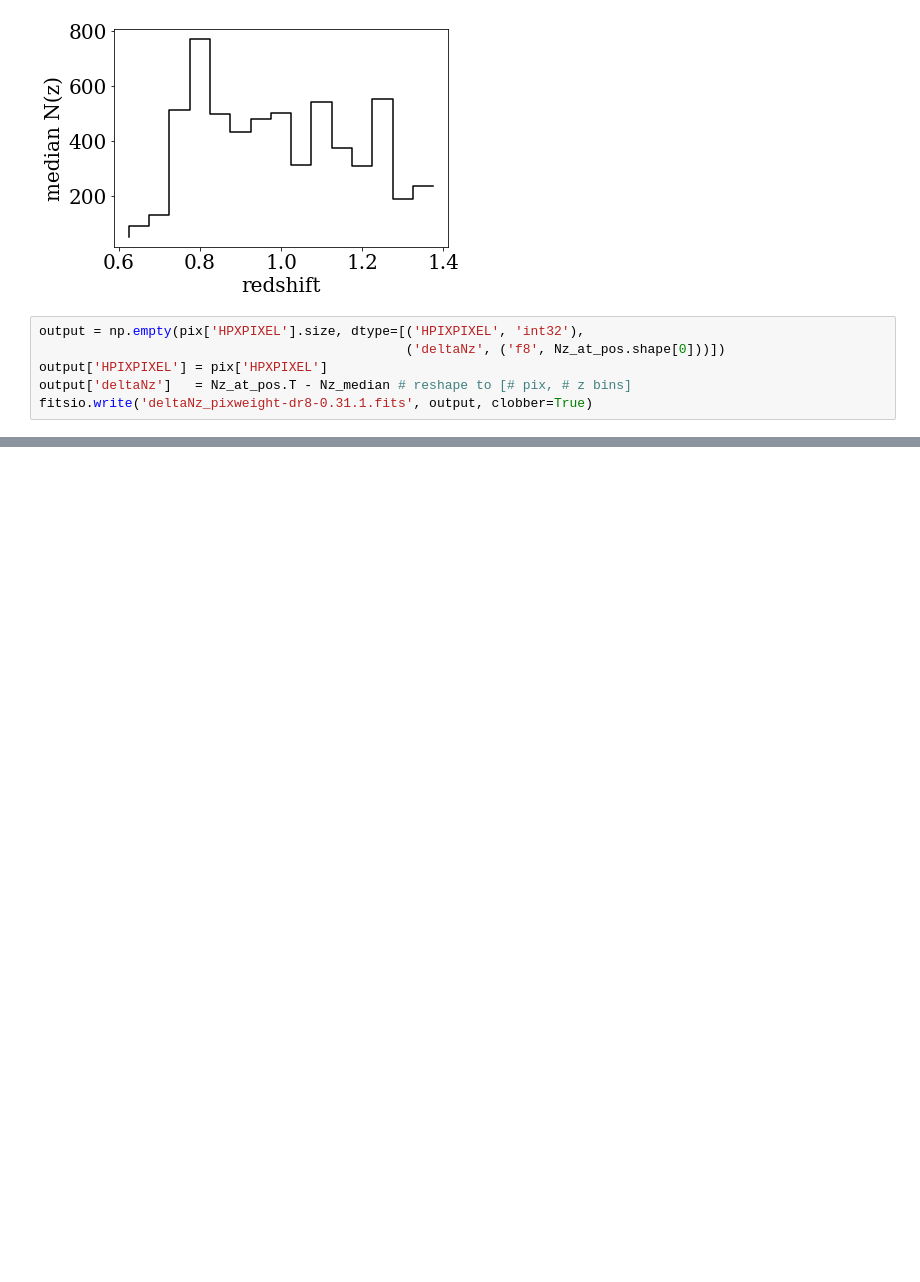
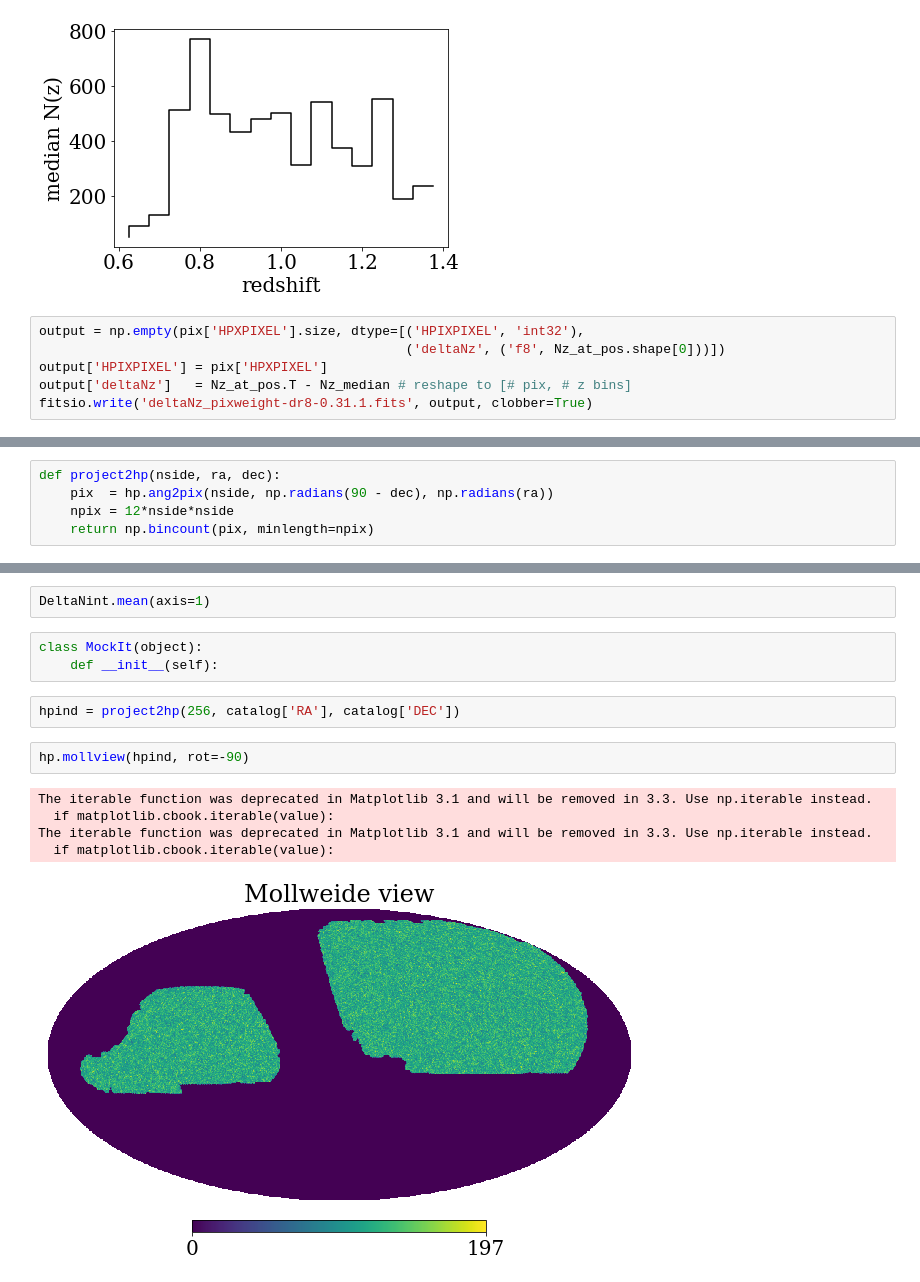
Before and after one commit to mehdirezaie/LSS, a Jupyter notebook: Sandbox/nzDECALS.ipynb, the cells around one changed output, grey strips where cells are left out. Cells and saved outputs as stored; diff of their text form; blank space fills up the shorter version.

```diff
--- a/Sandbox/nzDECALS.ipynb
+++ b/Sandbox/nzDECALS.ipynb
@@ -330,0 +415,5 @@ fitsio.write('deltaNz_pixweight-dr8-0.31.1.fits', output, clobber=True)
+# %%
+def project2hp(nside, ra, dec):
+    pix  = hp.ang2pix(nside, np.radians(90 - dec), np.radians(ra))
+    npix = 12*nside*nside
+    return np.bincount(pix, minlength=npix)
@@ -343,0 +464,15 @@ array([(     0, [-17.6, -20.9,   0.1,  28.9,  54. ,  23.7,   5.7,  11.4,   4.2,
+# %%
+DeltaNint.mean(axis=1)
+# %%
+class MockIt(object):
+    def __init__(self):
+# %%
+hpind = project2hp(256, catalog['RA'], catalog['DEC'])
+# %%
+hp.mollview(hpind, rot=-90)
+# %% [output]
+The iterable function was deprecated in Matplotlib 3.1 and will be removed in 3.3. Use np.iterable instead.
+  if matplotlib.cbook.iterable(value):
+The iterable function was deprecated in Matplotlib 3.1 and will be removed in 3.3. Use np.iterable instead.
+  if matplotlib.cbook.iterable(value):
+[figure, added]
```
Also changed, not shown: parts of 21 cells of this notebook.
